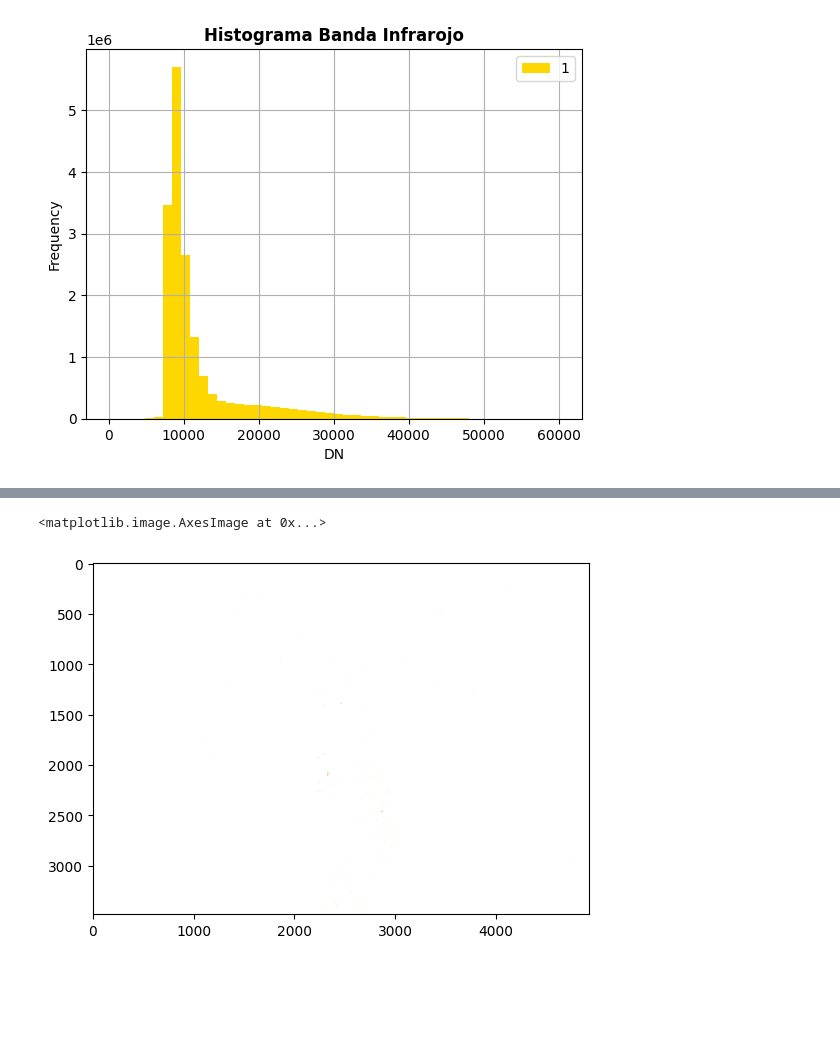
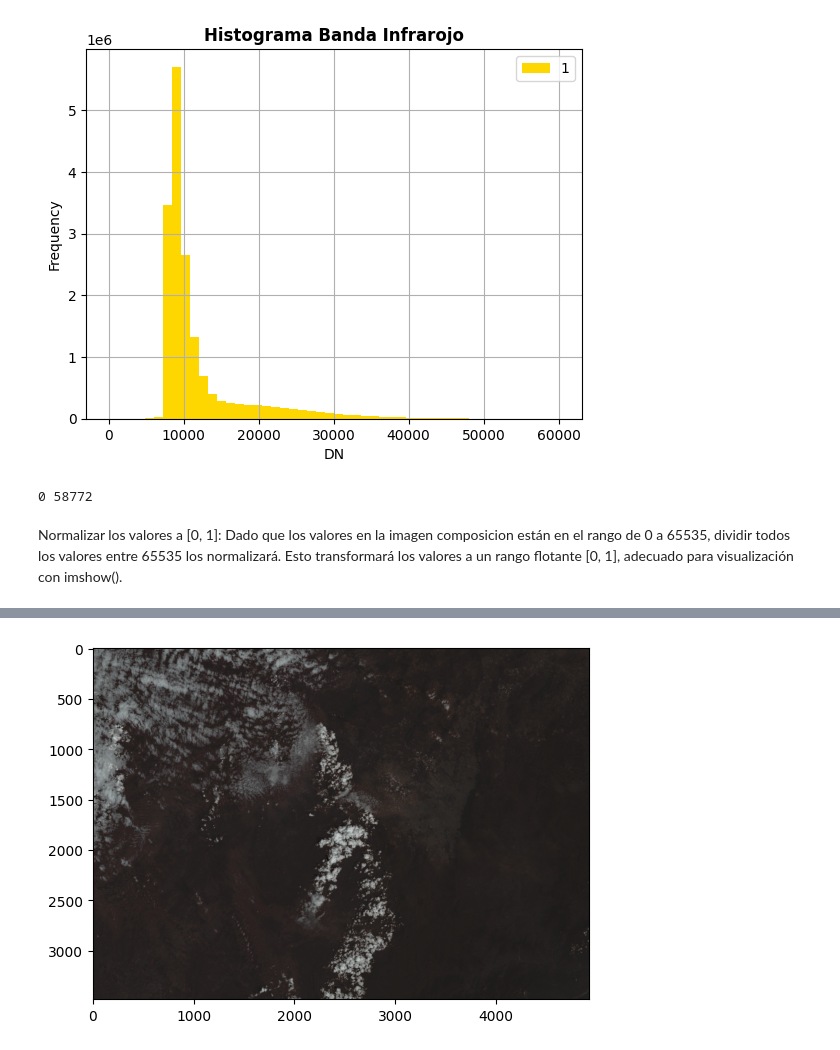
Before and after one commit to cdg-idera/PythonNotebooks, a Jupyter notebook: metadatos_IS.ipynb, the cells around one changed output, grey strips where cells are left out. Cells and saved outputs as stored; diff of their text form; code cells hidden in the pictures; blank space fills up the shorter version.

```diff
--- a/metadatos_IS.ipynb
+++ b/metadatos_IS.ipynb
@@ -187,6 +187,16 @@ import numpy as np
 import matplotlib.pyplot as plt
 # %%
 composicion = np.dstack((banda_rojo, banda_verde, banda_azul))
+# %%
+print(composicion.min(), composicion.max())
+# %% [output]
+0 58772
+# %% [markdown]
+Normalizar los valores a [0, 1]:
+Dado que los valores en la imagen composicion están en el rango de 0 a 65535,  dividir todos los valores entre 65535 los normalizará. Esto transformará los valores a un rango flotante [0, 1], adecuado para visualización con imshow().
+# %%
+# Normalizar la imagen (composicion es de tipo uint16, con valores entre 0 y 65535)
+composicion_normalizada = composicion / 65535.0
 # %%
-plt.imshow(composicion)
+plt.imshow(composicion_normalizada)
 # %% [output]
@@ -194,2 +204 @@ WARNING:matplotlib.image:Clipping input data to the valid range for imshow with
-<matplotlib.image.AxesImage at 0x...>
-[figure, old version]
+[figure, new version]
```
Also changed, not shown: parts of 3 cells of this notebook.
